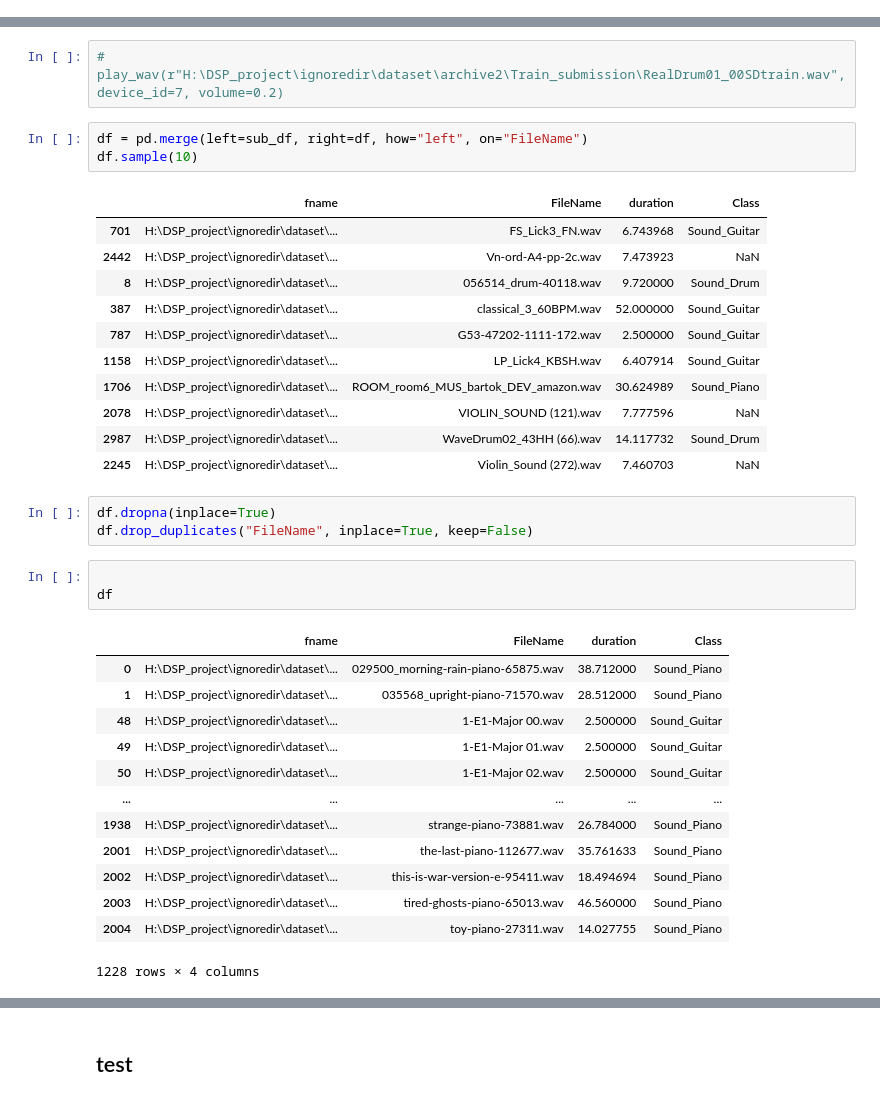
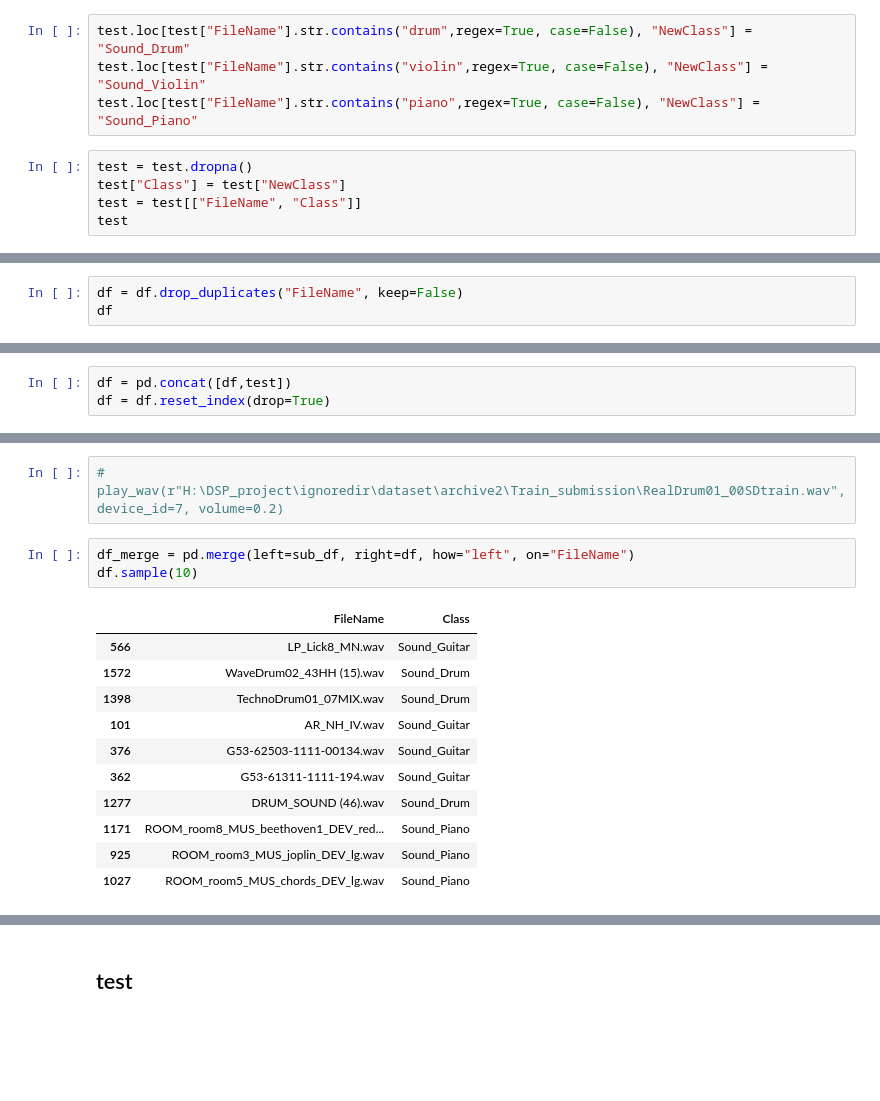
Before and after one commit to jimmoi/DSP_project, a Jupyter notebook: model/jupyter/data_exploration.ipynb, the cells around one changed output, grey strips where cells are left out. Cells and saved outputs as stored; diff of their text form; blank space fills up the shorter version.

```diff
--- a/model/jupyter/data_exploration.ipynb
+++ b/model/jupyter/data_exploration.ipynb
@@ -175,3 +178,12 @@ file number:  2628
 2628 rows × 3 columns
 # %%
 test = df[df["FileName"].duplicated(keep="first")].sort_values("FileName").copy()
+# %%
+test.loc[test["FileName"].str.contains("drum",regex=True, case=False), "NewClass"] = "Sound_Drum"
+test.loc[test["FileName"].str.contains("violin",regex=True, case=False), "NewClass"] = "Sound_Violin"
+test.loc[test["FileName"].str.contains("piano",regex=True, case=False), "NewClass"] = "Sound_Piano"
+# %%
+test = test.dropna()
+test["Class"] = test["NewClass"]
+test = test[["FileName", "Class"]]
+test
@@ -177,0 +204,3 @@ test = df[df["FileName"].duplicated(keep="first")].sort_values("FileName").copy(
+# %%
+df = df.drop_duplicates("FileName", keep=False)
+df
@@ -178 +221,4 @@ test = df[df["FileName"].duplicated(keep="first")].sort_values("FileName").copy(
+# %%
+df = pd.concat([df,test])
+df = df.reset_index(drop=True)
 # %%
@@ -236,37 +248,17 @@ Name: count, dtype: int64
 # %%
 # play_wav(r"H:\DSP_project\ignoredir\dataset\archive2\Train_submission\RealDrum01_00SDtrain.wav", device_id=7, volume=0.2)
 # %%
-df = pd.merge(left=sub_df, right=df, how="left", on="FileName")
+df_merge = pd.merge(left=sub_df, right=df, how="left", on="FileName")
 df.sample(10)
 # %% [output]
-|  | fname | FileName | duration | Class |
-| 701 | H:\DSP_project\ignoredir\dataset\... | FS_Lick3_FN.wav | 6.743968 | Sound_Guitar |
-| 2442 | H:\DSP_project\ignoredir\dataset\... | Vn-ord-A4-pp-2c.wav | 7.473923 | NaN |
-| 8 | H:\DSP_project\ignoredir\dataset\... | 056514_drum-40118.wav | 9.720000 | Sound_Drum |
-| 387 | H:\DSP_project\ignoredir\dataset\... | classical_3_60BPM.wav | 52.000000 | Sound_Guitar |
-| 787 | H:\DSP_project\ignoredir\dataset\... | G53-47202-1111-172.wav | 2.500000 | Sound_Guitar |
-| 1158 | H:\DSP_project\ignoredir\dataset\... | LP_Lick4_KBSH.wav | 6.407914 | Sound_Guitar |
-| 1706 | H:\DSP_project\ignoredir\dataset\... | ROOM_room6_MUS_bartok_DEV_amazon.wav | 30.624989 | Sound_Piano |
-| 2078 | H:\DSP_project\ignoredir\dataset\... | VIOLIN_SOUND (121).wav | 7.777596 | NaN |
-| 2987 | H:\DSP_project\ignoredir\dataset\... | WaveDrum02_43HH (66).wav | 14.117732 | Sound_Drum |
-| 2245 | H:\DSP_project\ignoredir\dataset\... | Violin_Sound (272).wav | 7.460703 | NaN |
+|  | FileName | Class |
+| 566 | LP_Lick8_MN.wav | Sound_Guitar |
+| 1572 | WaveDrum02_43HH (15).wav | Sound_Drum |
+| 1398 | TechnoDrum01_07MIX.wav | Sound_Drum |
+| 101 | AR_NH_IV.wav | Sound_Guitar |
+| 376 | G53-62503-1111-00134.wav | Sound_Guitar |
+| 362 | G53-61311-1111-194.wav | Sound_Guitar |
+| 1277 | DRUM_SOUND (46).wav | Sound_Drum |
+| 1171 | ROOM_room8_MUS_beethoven1_DEV_red... | Sound_Piano |
+| 925 | ROOM_room3_MUS_joplin_DEV_lg.wav | Sound_Piano |
+| 1027 | ROOM_room5_MUS_chords_DEV_lg.wav | Sound_Piano |
-# %%
-df.dropna(inplace=True)
-df.drop_duplicates("FileName", inplace=True, keep=False)
-# %%
-
-df
-# %% [output]
-|  | fname | FileName | duration | Class |
-| 0 | H:\DSP_project\ignoredir\dataset\... | 029500_morning-rain-piano-65875.wav | 38.712000 | Sound_Piano |
-| 1 | H:\DSP_project\ignoredir\dataset\... | 035568_upright-piano-71570.wav | 28.512000 | Sound_Piano |
-| 48 | H:\DSP_project\ignoredir\dataset\... | 1-E1-Major 00.wav | 2.500000 | Sound_Guitar |
-| 49 | H:\DSP_project\ignoredir\dataset\... | 1-E1-Major 01.wav | 2.500000 | Sound_Guitar |
-| 50 | H:\DSP_project\ignoredir\dataset\... | 1-E1-Major 02.wav | 2.500000 | Sound_Guitar |
-| ... | ... | ... | ... | ... |
-| 1938 | H:\DSP_project\ignoredir\dataset\... | strange-piano-73881.wav | 26.784000 | Sound_Piano |
-| 2001 | H:\DSP_project\ignoredir\dataset\... | the-last-piano-112677.wav | 35.761633 | Sound_Piano |
-| 2002 | H:\DSP_project\ignoredir\dataset\... | this-is-war-version-e-95411.wav | 18.494694 | Sound_Piano |
-| 2003 | H:\DSP_project\ignoredir\dataset\... | tired-ghosts-piano-65013.wav | 46.560000 | Sound_Piano |
-| 2004 | H:\DSP_project\ignoredir\dataset\... | toy-piano-27311.wav | 14.027755 | Sound_Piano |
-1228 rows × 4 columns
```
Also changed, not shown: parts of 24 cells of this notebook.
